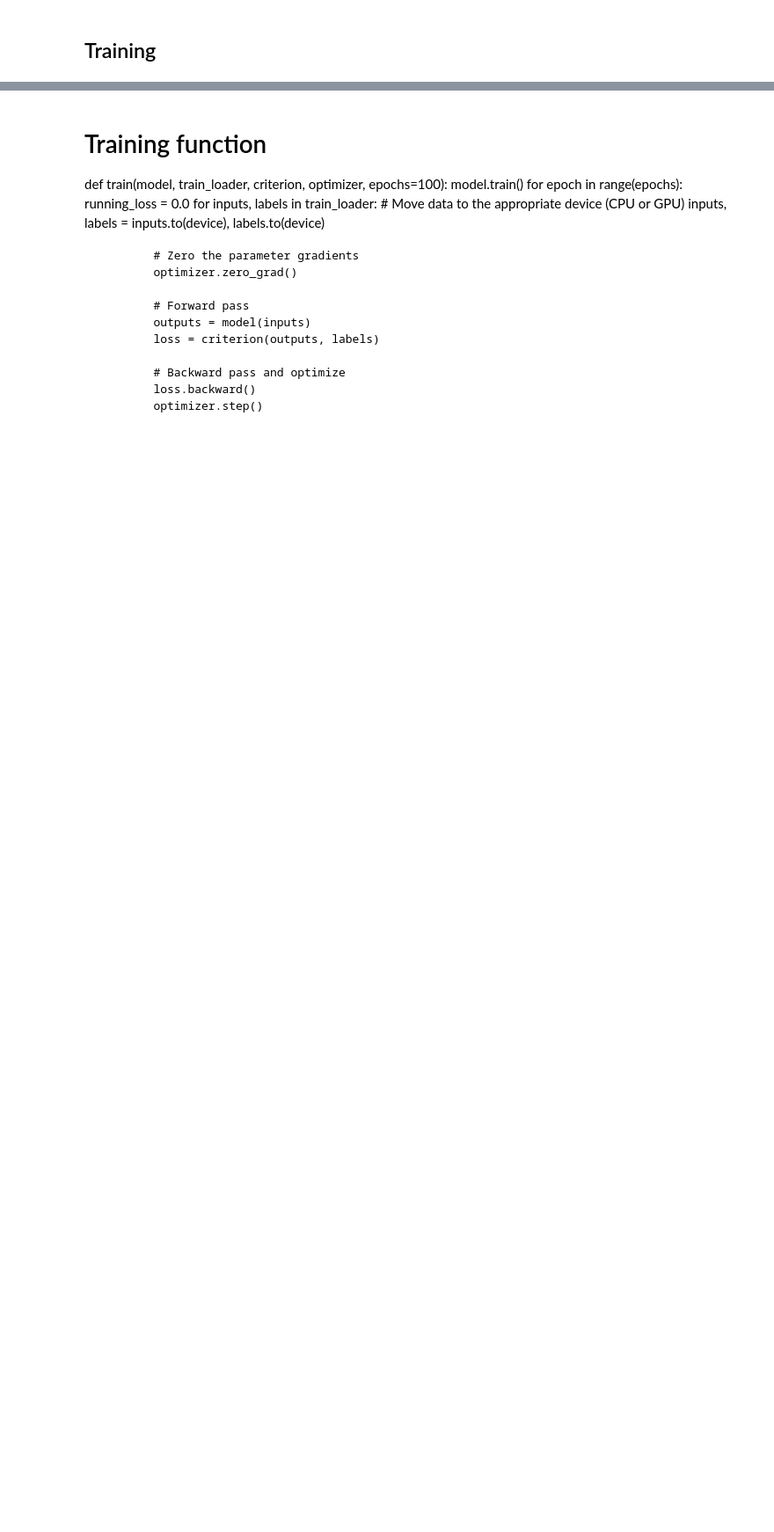
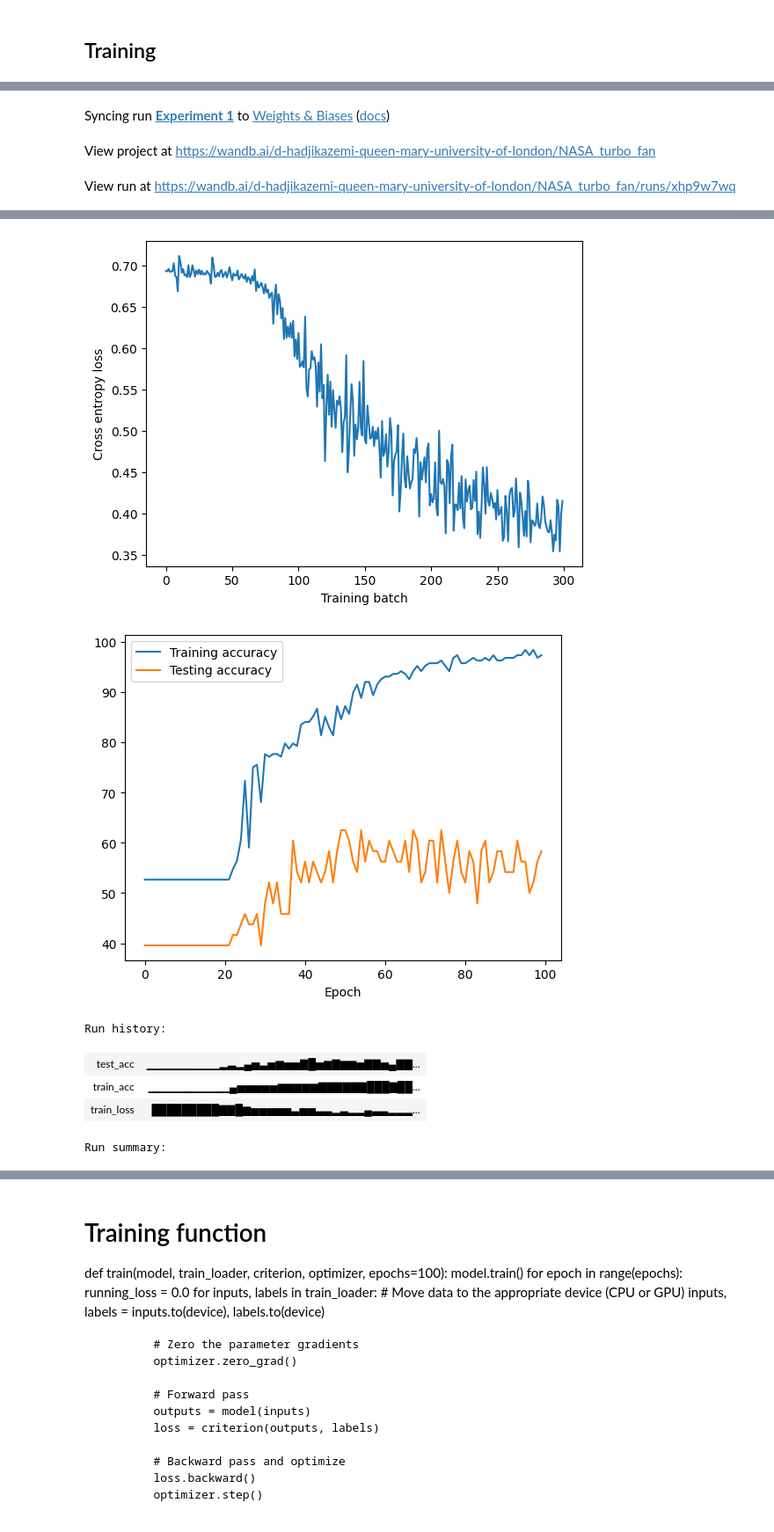
Before and after one commit to dibahk/FTL-on-Predictive-Maintenace, a Jupyter notebook: CNN1.ipynb, the cells around one changed output, grey strips where cells are left out. Shown at 88% size. Cells and saved outputs as stored; diff of their text form; code cells hidden in the pictures; blank space fills up the shorter version.

Commit message:
adding wandb

```diff
--- a/CNN1.ipynb
+++ b/CNN1.ipynb
@@ -45,13 +47,15 @@ def data_loading(data_path, label_path, batch_size, train_ratio=0.8):
     print(type(data))
     X_reshaped = data.reshape(n_samples, -1)
     # Apply SMOTE
-    smote = SMOTE(random_state=42)
+    smote = SMOTE(sampling_strategy='minority')
     data_resampled, labels_resampled = smote.fit_resample(X_reshaped, labels)
 
     # Reshape X_resampled back to 3D
     data_resampled = data_resampled.reshape(-1, n_channels, n_features)
     print(type(labels_resampled))
     print(data_resampled.shape)
+    data_resampled = torch.tensor(data_resampled)
+    labels_resampled = torch.tensor(labels_resampled)
     dataset = TensorDataset(data_resampled, labels_resampled)
     train_size = int(train_ratio * len(dataset))
     test_size = len(dataset) - train_size
@@ -63,4 +63,0 @@ train_loader, test_loader = data_loading(data_path='data.pt', label_path='label.
-# %%
-X, y = next(iter(train_loader)) # Requests the first training batch
-print(X.size())
-print(y.size())
@@ -67,7 +68,7 @@ print(y.size())
 # %%
 # Define the CNN architecture
 class SimpleCNN(nn.Module):
-    def __init__(self, batch_size):
+    def __init__(self):
         super(SimpleCNN, self).__init__()
         self.conv1 = nn.Conv1d(in_channels=24, out_channels=32, kernel_size=5)
         self.conv2 = nn.Conv1d(in_channels=32, out_channels=32, kernel_size=5)
@@ -90,12 +91,3 @@ class SimpleCNN(nn.Module):
         x - self.dropout(x)
         x = self.sigmoid(self.fc2(x))
         return x
-# %%
-# Create an instance of the CNN
-model = SimpleCNN(batch_size)
-lr = 0.004
-# Loss and optimizer
-loss = nn.CrossEntropyLoss()
-optimizer = torch.optim.Adam(model.parameters(), lr=lr, weight_decay=1e-5)
-
-model.to(device)
@@ -117,12 +118,39 @@ def evaluate_metric(model, data_iter, metric):
 # %% [markdown]
 ## Training
 # %%
+wandb.init(
+    # set the wandb project where this run will be logged
+    project="NASA_turbo_fan",
+    name= "Experiment 1",
+    # track hyperparameters and run metadata
+    config={
+    "learning_rate": 0.001,
+    "architecture": "CNN",
+    "epochs": 100,
+    "loss": nn.BCELoss(),
+    "batch_size": 64,
+    "decay":1e-5
+    }
+)
+config = wandb.config
+
+train_loader, test_loader = data_loading(data_path='data.pt', label_path='label.pt',batch_size= config.batch_size)
+
 losses = [] # Stores the loss for each training batch
 train_accs = [] # Stores the training accuracy after each epoch
 test_accs = [] # Stores the testing accuracy after each epoch
 
+# Create an instance of the CNN
+model = SimpleCNN()
+
+# Loss and optimizer
+loss = nn.CrossEntropyLoss()
+optimizer = torch.optim.Adam(model.parameters(), lr=config.learning_rate, weight_decay=config.decay)
+
+model.to(device)
+
 num_epochs = 100
-for epoch in range(num_epochs):
+for epoch in range(config.epochs):
     print(f'\nEpoch {epoch + 1}/{num_epochs}.')
     start_time = time.perf_counter()
 
@@ -137,11 +165,18 @@ for epoch in range(num_epochs):
 
         optimizer.step() # Updates the model parameters based on the gradients stored inside them
 
-        losses.append(float(l)) # Stores the loss for this batch
+        train_loss = float(l)
+        losses.append(train_loss) # Stores the loss for this batch
 
     model.eval() # This is necessary because batch normalization behaves differently between training and evaluation
-    train_accs.append(evaluate_metric(model, train_loader, correct))
-    test_accs.append(evaluate_metric(model, test_loader, correct))
+    train_acc = evaluate_metric(model, train_loader, correct)
+    train_accs.append(train_acc)
+    test_acc = evaluate_metric(model, test_loader, correct)
+    test_accs.append(test_acc)
+    metrics = {"train_loss": train_loss,
+               "train_acc": train_acc,
+               "test_acc": test_acc}
+    wandb.log(metrics)
 
     end_time = time.perf_counter()
 
@@ -157,3 +192,5 @@ plt.plot(list(map(lambda x: x.cpu(),test_accs)), label='Testing accuracy')
 plt.legend(loc='best')
 plt.xlabel('Epoch')
 plt.show()
+wandb.finish()
+# %% [output]
@@ -159,0 +200,3 @@ plt.show()
+Syncing run Experiment 1 to Weights & Biases (docs)
+View project at https://wandb.ai/d-hadjikazemi-queen-mary-university-of-london/NASA_turbo_fan
+View run at https://wandb.ai/d-hadjikazemi-queen-mary-university-of-london/NASA_turbo_fan/runs/xhp9w7wq
@@ -159,0 +220,7 @@ plt.show()
+[figure, added]
+[figure, added]
+Run history:
+| test_acc | ▁▁▁▁▁▁▁▁▁▂▃▂▄▅▃▅▆▅▅▇█▅▆▇▆▆▅▇▇▅▄▇▇... |
+| train_acc | ▁▁▁▁▁▁▁▁▁▁▄▅▅▅▅▅▆▆▆▆▆▇▇▇▇▇▇███▇██... |
+| train_loss | █████████▇▇█▆▅▅▅▅▅▃▅▅▃▃▂▃▂▂▄▃▃▂▂▂... |
+Run summary:
```
Also changed, not shown: parts of 6 cells of this notebook.
